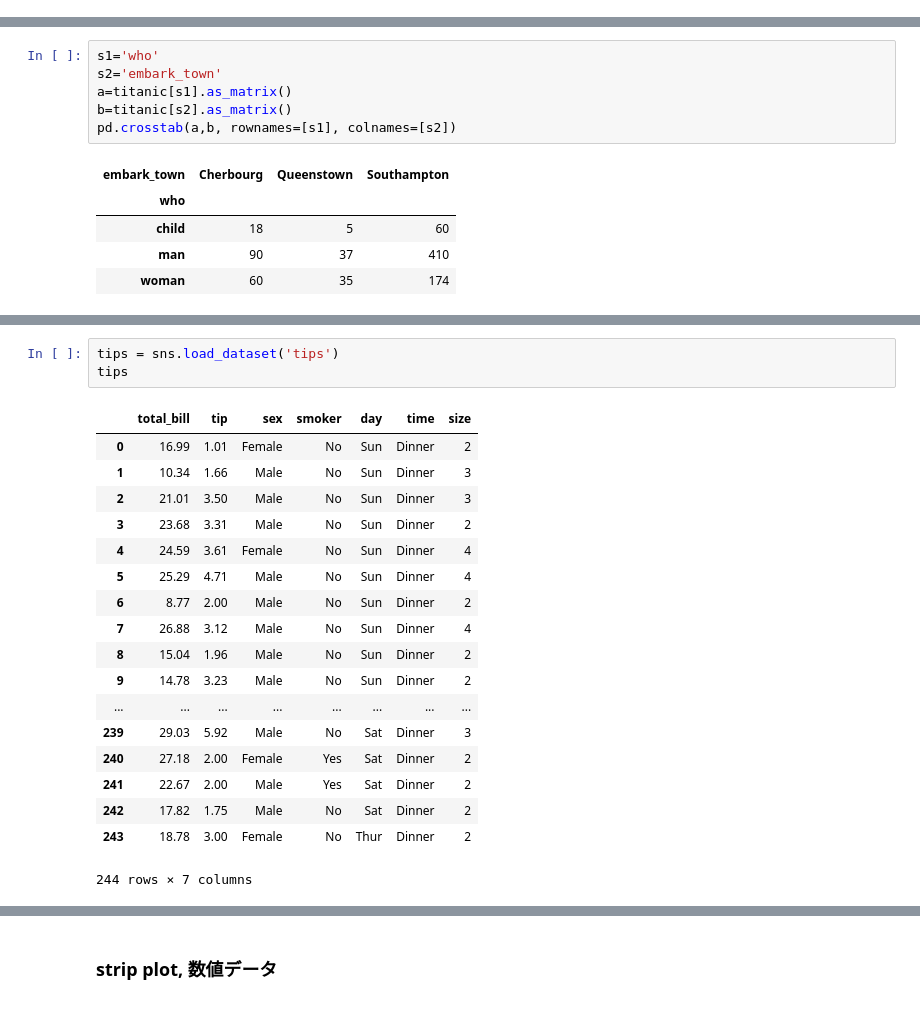
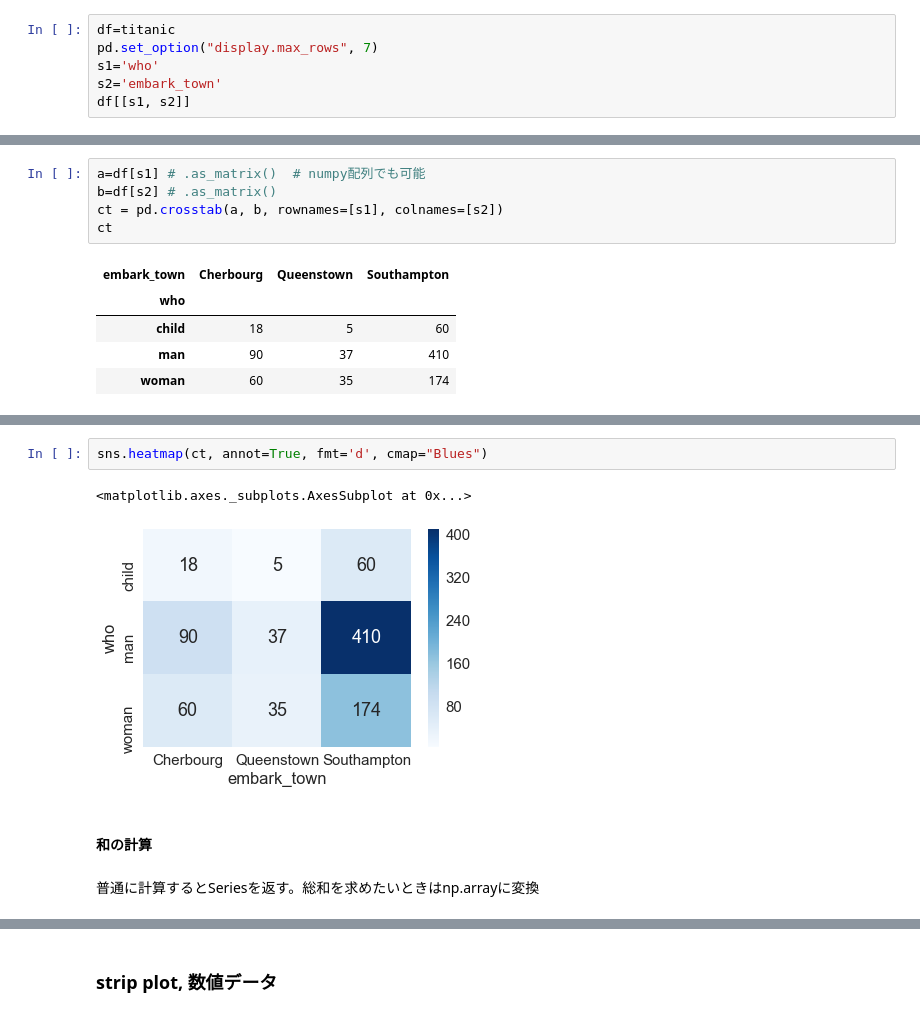
Before and after one commit to junnishina/demo, a Jupyter notebook: seaborn_matplotlib_pandas.ipynb, the cells around one changed output, grey strips where cells are left out. Saved outputs shown, nothing was run; the diff lists cells and outputs as text.

```diff
--- a/seaborn_matplotlib_pandas.ipynb
+++ b/seaborn_matplotlib_pandas.ipynb
@@ -728,0 +733,6 @@ sns.heatmap(dfp, annot=True, fmt='g', cmap='Blues')
+# %%
+df=titanic
+pd.set_option("display.max_rows", 7)
+s1='who'
+s2='embark_town'
+df[[s1, s2]]
@@ -729,9 +751,8 @@ sns.heatmap(dfp, annot=True, fmt='g', cmap='Blues')
 # %%
-s1='who'
-s2='embark_town'
-a=titanic[s1].as_matrix()
-b=titanic[s2].as_matrix()
-pd.crosstab(a,b, rownames=[s1], colnames=[s2])
+a=df[s1] # .as_matrix()  # numpy配列でも可能
+b=df[s2] # .as_matrix()
+ct = pd.crosstab(a, b, rownames=[s1], colnames=[s2])
+ct
 # %% [output]
 | embark_town | Cherbourg | Queenstown | Southampton |
 | who |  |  |  |
@@ -747,22 +762,9 @@ plt.savefig("test.png")
-# %%
-tips = sns.load_dataset('tips')
-tips
-# %% [output]
-|  | total_bill | tip | sex | smoker | day | time | size |
-| 0 | 16.99 | 1.01 | Female | No | Sun | Dinner | 2 |
-| 1 | 10.34 | 1.66 | Male | No | Sun | Dinner | 3 |
-| 2 | 21.01 | 3.50 | Male | No | Sun | Dinner | 3 |
-| 3 | 23.68 | 3.31 | Male | No | Sun | Dinner | 2 |
-| 4 | 24.59 | 3.61 | Female | No | Sun | Dinner | 4 |
-| 5 | 25.29 | 4.71 | Male | No | Sun | Dinner | 4 |
-| 6 | 8.77 | 2.00 | Male | No | Sun | Dinner | 2 |
-| 7 | 26.88 | 3.12 | Male | No | Sun | Dinner | 4 |
-| 8 | 15.04 | 1.96 | Male | No | Sun | Dinner | 2 |
-| 9 | 14.78 | 3.23 | Male | No | Sun | Dinner | 2 |
-| ... | ... | ... | ... | ... | ... | ... | ... |
-| 239 | 29.03 | 5.92 | Male | No | Sat | Dinner | 3 |
-| 240 | 27.18 | 2.00 | Female | Yes | Sat | Dinner | 2 |
-| 241 | 22.67 | 2.00 | Male | Yes | Sat | Dinner | 2 |
-| 242 | 17.82 | 1.75 | Male | No | Sat | Dinner | 2 |
-| 243 | 18.78 | 3.00 | Female | No | Thur | Dinner | 2 |
-244 rows × 7 columns
+# %%
+sns.heatmap(ct, annot=True, fmt='d', cmap="Blues")
+# %% [output]
+<matplotlib.axes._subplots.AxesSubplot at 0x...>
+[figure, added]
+# %% [markdown]
+#### 和の計算
+# %% [markdown]
+普通に計算するとSeriesを返す。総和を求めたいときはnp.arrayに変換
```
Also changed, not shown: parts of 34 cells of this notebook.
